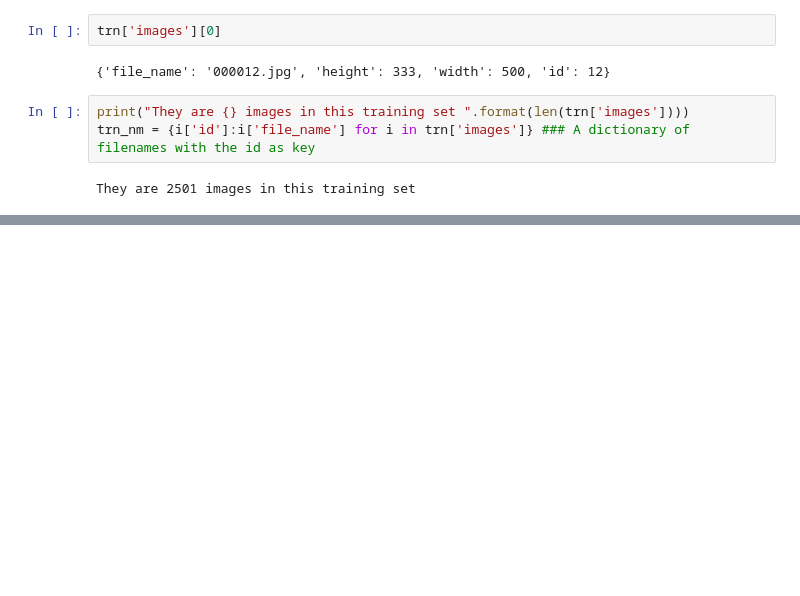
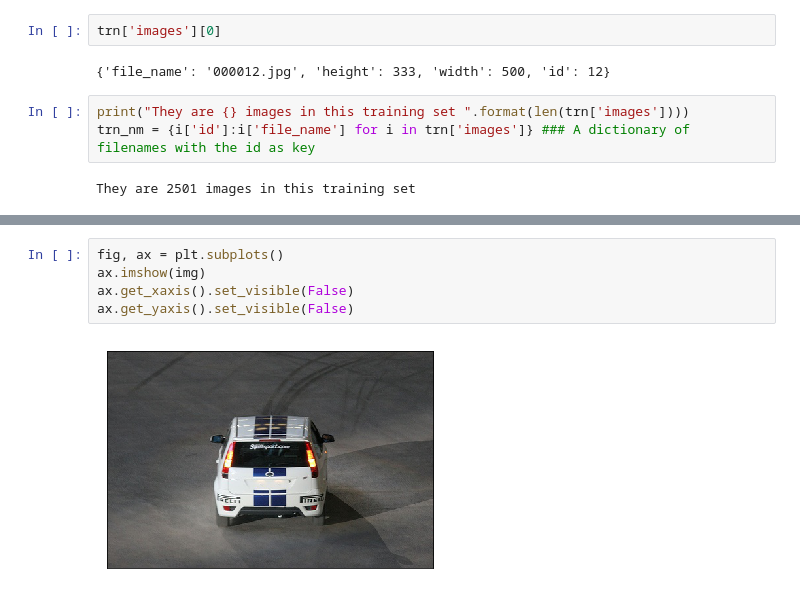
Before and after one commit to T-rex007/Object-detection, a Jupyter notebook: Pascal_firstlook.ipynb, the cells around one changed output, grey strips where cells are left out. Cells and saved outputs as stored; diff of their text form; blank space fills up the shorter version.

```diff
--- a/Pascal_firstlook.ipynb
+++ b/Pascal_firstlook.ipynb
@@ -92,0 +138,7 @@ They are 2501 images in this training set
+# %%
+fig, ax = plt.subplots()
+ax.imshow(img)
+ax.get_xaxis().set_visible(False)
+ax.get_yaxis().set_visible(False)
+# %% [output]
+[figure, added]
```
Also changed, not shown: parts of 12 cells of this notebook, 1 other file.
